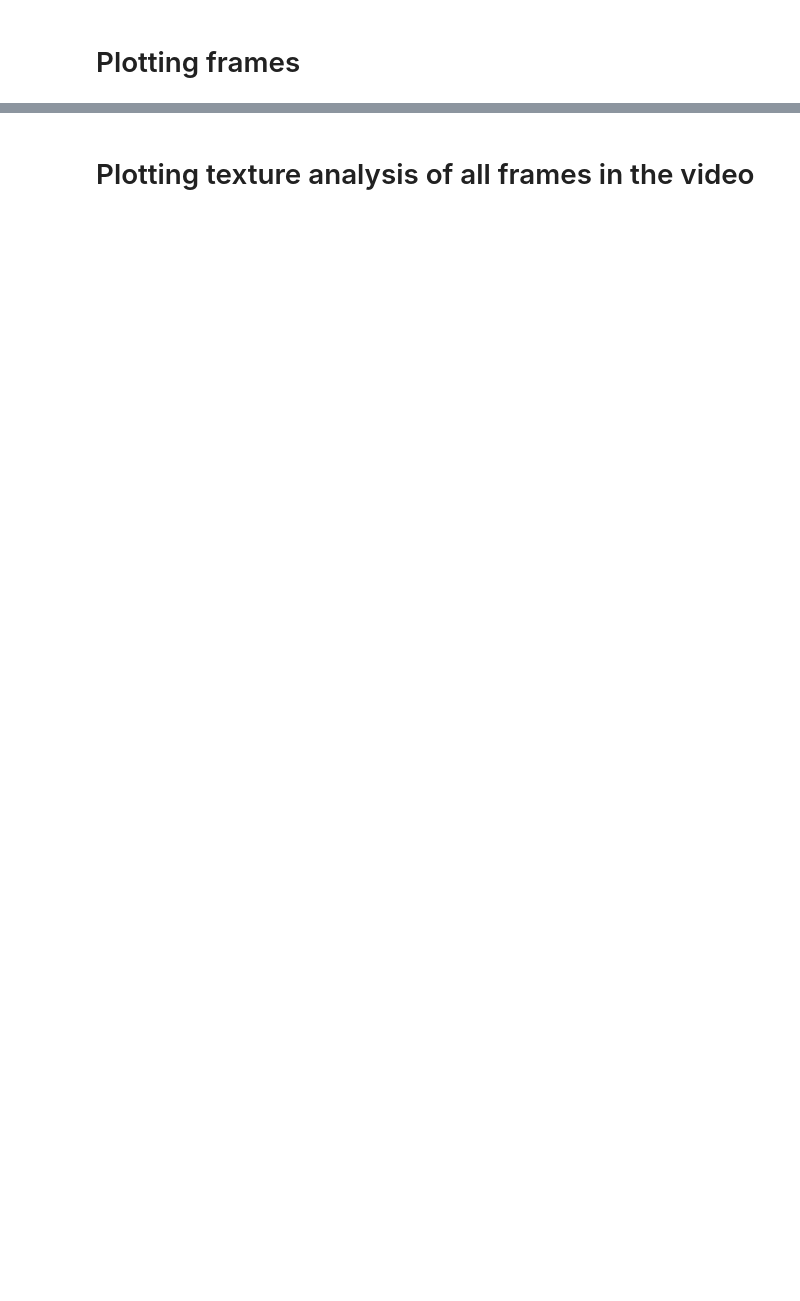
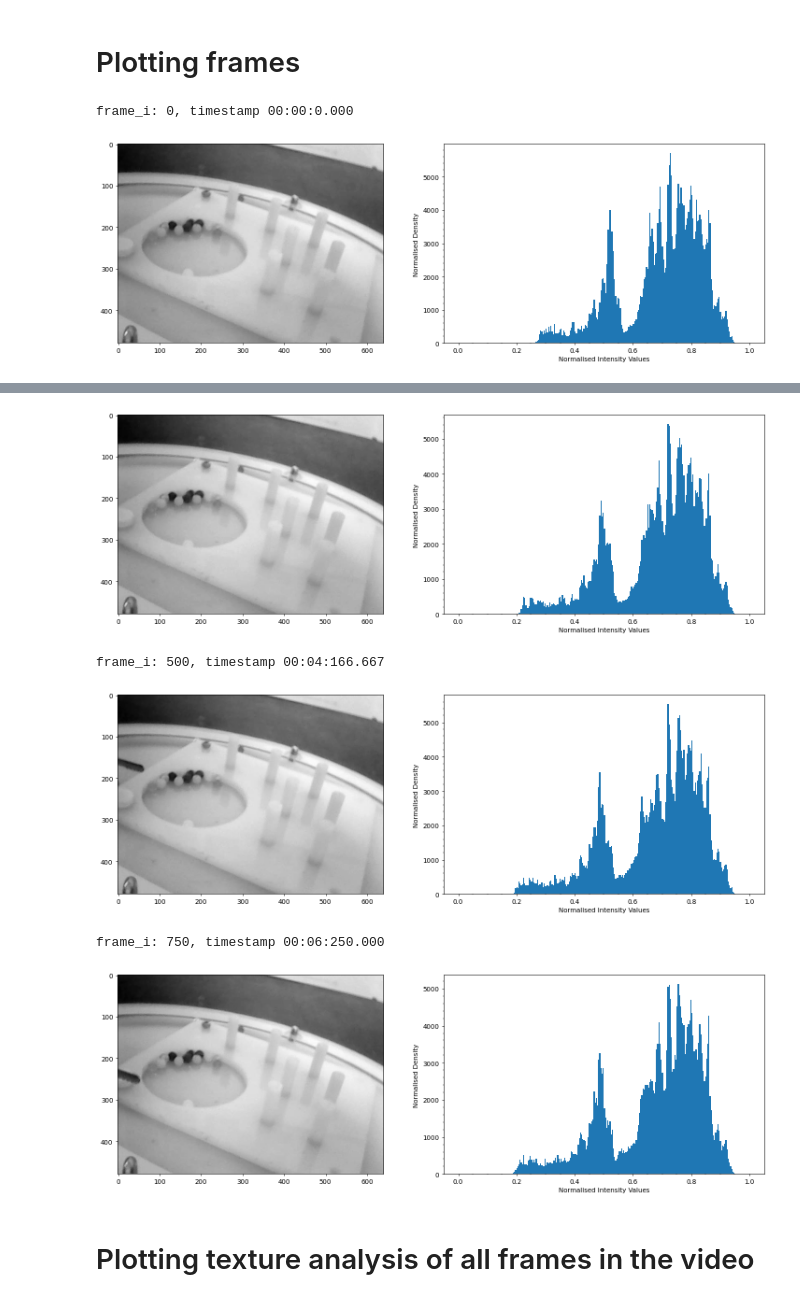
Before and after one commit to mxochicale/sentient, a Jupyter notebook: scripts/data_analysis/analysis_of_data_from_multiple-files.ipynb, the cells around one changed output, grey strips where cells are left out. Saved outputs shown, nothing was run; the diff lists cells and outputs as text; code cells hidden in the pictures; blank space fills up the shorter version.

Commit message:
adds data path, description and notebooks to read it (#13)

```diff
--- a/scripts/data_analysis/analysis_of_data_from_multiple-files.ipynb
+++ b/scripts/data_analysis/analysis_of_data_from_multiple-files.ipynb
@@ -248,11 +251,10 @@ def video_to_tensor(FULL_PATH_AND_AVI_FILE, start_frame_number, end_frame_number
 # %%
 
 start_frame_number = 000
-end_frame_number = 500
+end_frame_number = 900
 total_number_of_frames = end_frame_number - start_frame_number
+FULL_PATH_AND_AVI_FILE = os.path.join(FULL_REPO_DATA_PATH, 'participant01/participant01-test01.avi')
 
-video_01, frames_timestam_01 = video_to_tensor(FULL_PATH_AND_AVI_FILE_01, start_frame_number, end_frame_number)
-print(video_01.shape)
 
-video_02, frames_timestam_02 = video_to_tensor(FULL_PATH_AND_AVI_FILE_02, start_frame_number, end_frame_number)
-print(video_02.shape)
+video, frames_timestam = video_to_tensor(FULL_PATH_AND_AVI_FILE, start_frame_number, end_frame_number)
+print(video.shape)
@@ -290,76 +299,41 @@ def display_us_hist(im):
     plt.show()
 
 
-texture_analysis_array_01 = []
-for frame_i in range(len(video_01)):
+texture_analysis_array = []
+for frame_i in range(len(video)):
 
     # Compute Grey-Level-Co-occurrence Matrix
-    R=GLCMs(video_01[frame_i])
+    R=GLCMs(video[frame_i])
 
     # Calculating texture property Contrast
     con = Contrast(R)
 
     # Calculating texture property Correlation
     cor = Correlation(R)
 
     # Calculating texture property Dissimilarity
     dis = Dissimilarity(R)
 
     # Calculating texture property Energy
     en = Energy(R)
 
     # Calculating texture property Homogeneity
     homo = Homogeneity(R)
 
     # Calculating texture property ASM
     asm = ASM(R)
 
-    texture_analysis_array_01.append([con,cor,dis,en,homo,asm])
+    texture_analysis_array.append([con,cor,dis,en,homo,asm])
     #print(con,cor,dis,en,homo, asm)
 
     if frame_i % 250 == 0:
-        print(f'frame_i: {frame_i}, timestamp {frames_timestam_01[frame_i]}')
+        print(f'frame_i: {frame_i}, timestamp {frames_timestam[frame_i]}')
         display_us_hist(frame_i)
 
 
     #plt.savefig('filename'+str(frame_i)+'.png', dpi=300)
 
 # print(texture_analysis_array)
-
-
-
-texture_analysis_array_02 = []
-for frame_i in range(len(video_02)):
-
-    # Compute Grey-Level-Co-occurrence Matrix
-    R=GLCMs(video_02[frame_i])
-
-    # Calculating texture property Contrast
-    con = Contrast(R)
-
-    # Calculating texture property Correlation
-    cor = Correlation(R)
-
-    # Calculating texture property Dissimilarity
-    dis = Dissimilarity(R)
-
-    # Calculating texture property Energy
-    en = Energy(R)
-
-    # Calculating texture property Homogeneity
-    homo = Homogeneity(R)
-
-    # Calculating texture property ASM
-    asm = ASM(R)
-
-    texture_analysis_array_02.append([con,cor,dis,en,homo,asm])
-    #print(con,cor,dis,en,homo, asm)
-
-    if frame_i % 250 == 0:
-        print(f'frame_i: {frame_i}, timestamp {frames_timestam_02[frame_i]}')
-        display_us_hist(frame_i)
-
-
-    #plt.savefig('filename'+str(frame_i)+'.png', dpi=300)
-
-# print(texture_analysis_array)
+# %% [output]
+frame_i: 0, timestamp 00:00:0.000
+[figure, added]
@@ -366,3 +341,8 @@ for frame_i in range(len(video_02)):
+[figure, added]
+frame_i: 500, timestamp 00:04:166.667
+[figure, added]
+frame_i: 750, timestamp 00:06:250.000
+[figure, added]
 # %% [markdown]
 # Plotting texture analysis of all frames in the video
 # %%
```
Also changed, not shown: parts of 8 cells of this notebook, 2 other files.
